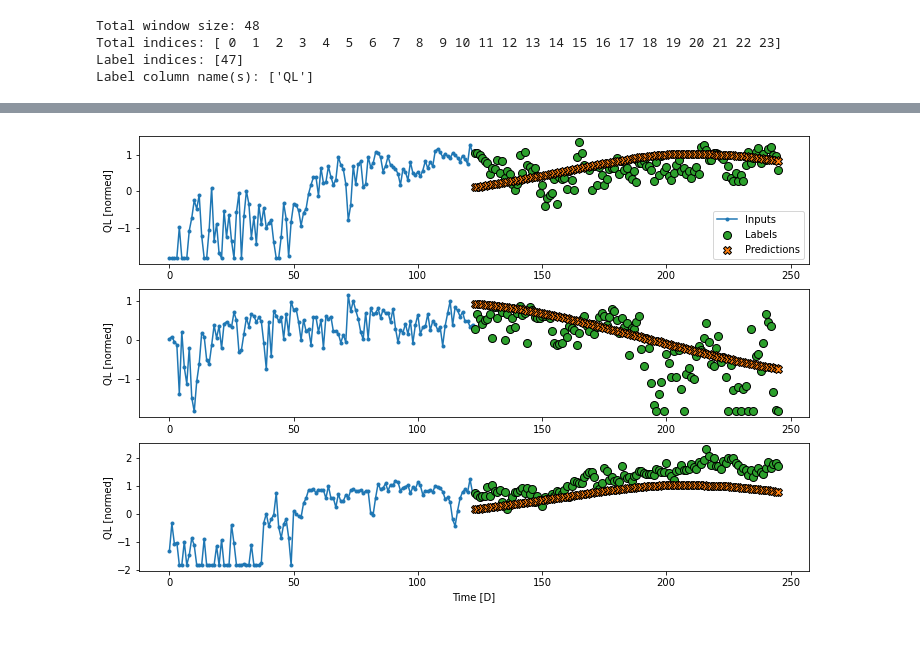
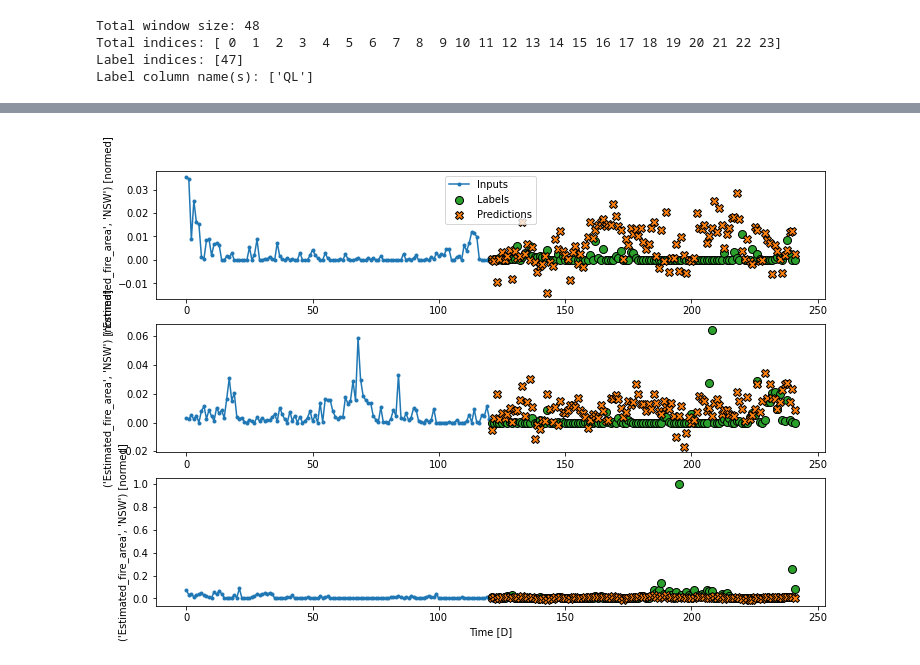
Before and after one commit to albertum1/cfc_team, a Jupyter notebook: window_generator.ipynb, the cells around one changed output, grey strips where cells are left out. Cells and saved outputs as stored; diff of their text form; code cells hidden in the pictures; blank space fills up the shorter version.

```diff
--- a/window_generator.ipynb
+++ b/window_generator.ipynb
@@ -366,7 +727,7 @@ class WindowGenerator():
 
         return inputs, labels
 
-    def plot(self, model=None, plot_col = 'QL', max_subplots = 3):
+    def plot(self, model=None, plot_col = (                'Estimated_fire_area', 'NSW'), max_subplots = 3):
         inputs, labels = self.example
         plt.figure(figsize=(12,8))
         plot_col_index = self.column_indices[plot_col]
@@ -406,7 +767,7 @@ class WindowGenerator():
                                                                  sequence_length = self.total_window_size,
                                                                  sequence_stride = 1,
                                                                  shuffle = True,
-                                                                 batch_size = 256,)
+                                                                 batch_size = 128,)
         ds = ds.map(self.split_window)
 
         return ds
@@ -516,7 +879,16 @@ Output shape: (256, 1, 1)
 # %%
 import keras
+# %%
+initial_learning_rate = 0.01
+lr_schedule = tf.keras.optimizers.schedules.ExponentialDecay(initial_learning_rate,
+                                                            decay_steps = 100000,
+                                                            decay_rate = 0.99,
+                                                            staircase=True)
 # %%
 MAX_EPOCHS = 100
+
+
+
 
 def compile_and_fit(model, window, patience=2):
     early_stopping = tf.keras.callbacks.EarlyStopping(monitor='val_loss',
@@ -524,7 +896,7 @@ def compile_and_fit(model, window, patience=2):
                                                     mode='min')
 
     model.compile(loss=tf.losses.MeanSquaredError(),
-                optimizer=tf.optimizers.Adam(clipnorm=1),
+                optimizer=tf.keras.optimizers.Adam(learning_rate=lr_schedule),
                 metrics=[tf.metrics.MeanAbsoluteError()])
 
     history = model.fit(window.train, epochs=MAX_EPOCHS,
@@ -959,6 +1338,6 @@ Residual LSTM  : 3.3510
 # %%
-out_steps = 123
-multi_window = WindowGenerator(input_width = 123,
+out_steps = 121
+multi_window = WindowGenerator(input_width = 121,
                               label_width = out_steps,
                               shift = out_steps)
 multi_window.plot()
@@ -1107,16 +1504,26 @@ Epoch 3/100
 # %%
 conv_width = 3
+# tf.keras.backend.clear_sesion()
 multi_conv_model = tf.keras.Sequential([
     tf.keras.layers.Lambda(lambda x: x[:, -conv_width:, :]),
-    tf.keras.layers.Conv1D(256, activation = 'relu', kernel_size=(conv_width)),
-    tf.keras.layers.LSTM(32, return_sequences = False),
+    tf.keras.layers.Conv1D(256, activation = 'relu', kernel_size=(conv_width,)),
+    tf.keras.layers.LSTM(32, return_sequences = True),
+
 
     tf.keras.layers.Dense(out_steps * num_features,
                          kernel_initializer = tf.initializers.zeros),
-#     tf.keras.layers.Dense(123,
-#                          kernel_initializer = tf.initializers.zeros),
+
     tf.keras.layers.Reshape([out_steps, num_features])
 ])
+
+
+# conv_model = tf.keras.Sequential([
+#     tf.keras.layers.Conv1D(filters = 32,
+#                           kernel_size=(conv_width,),
+#                           activation = 'relu'),
+#     tf.keras.layers.Dense(units=32, activation = 'relu'),
+#     tf.keras.layers.Dense(units=1),
+# ])
 
 history = compile_and_fit(multi_conv_model, multi_window)
 
@@ -1136 +1551 @@ Epoch 4/100
-[figure, old version]
+[figure, new version]
```
Also changed, not shown: parts of 148 cells of this notebook, 1 other file.
